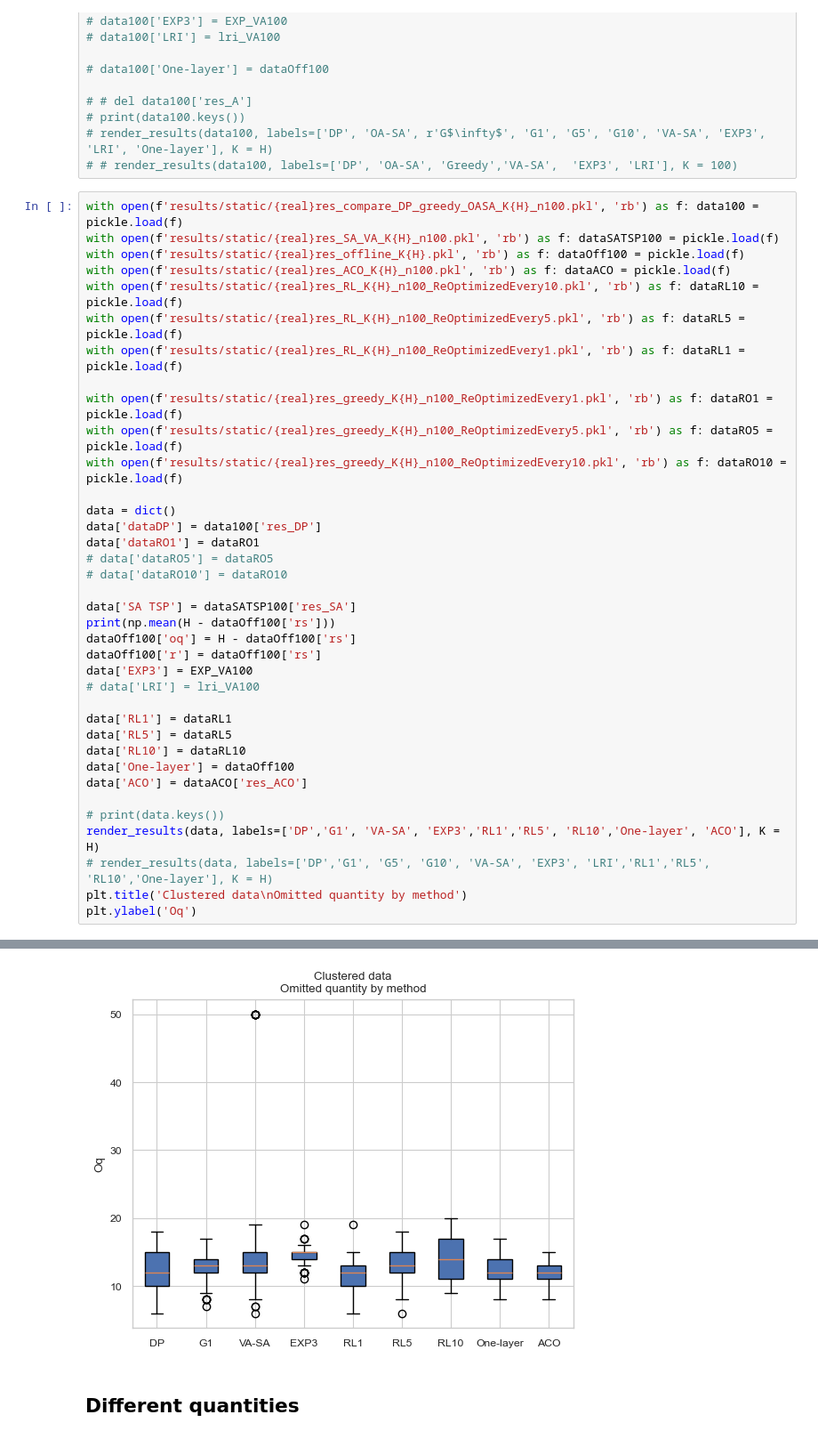
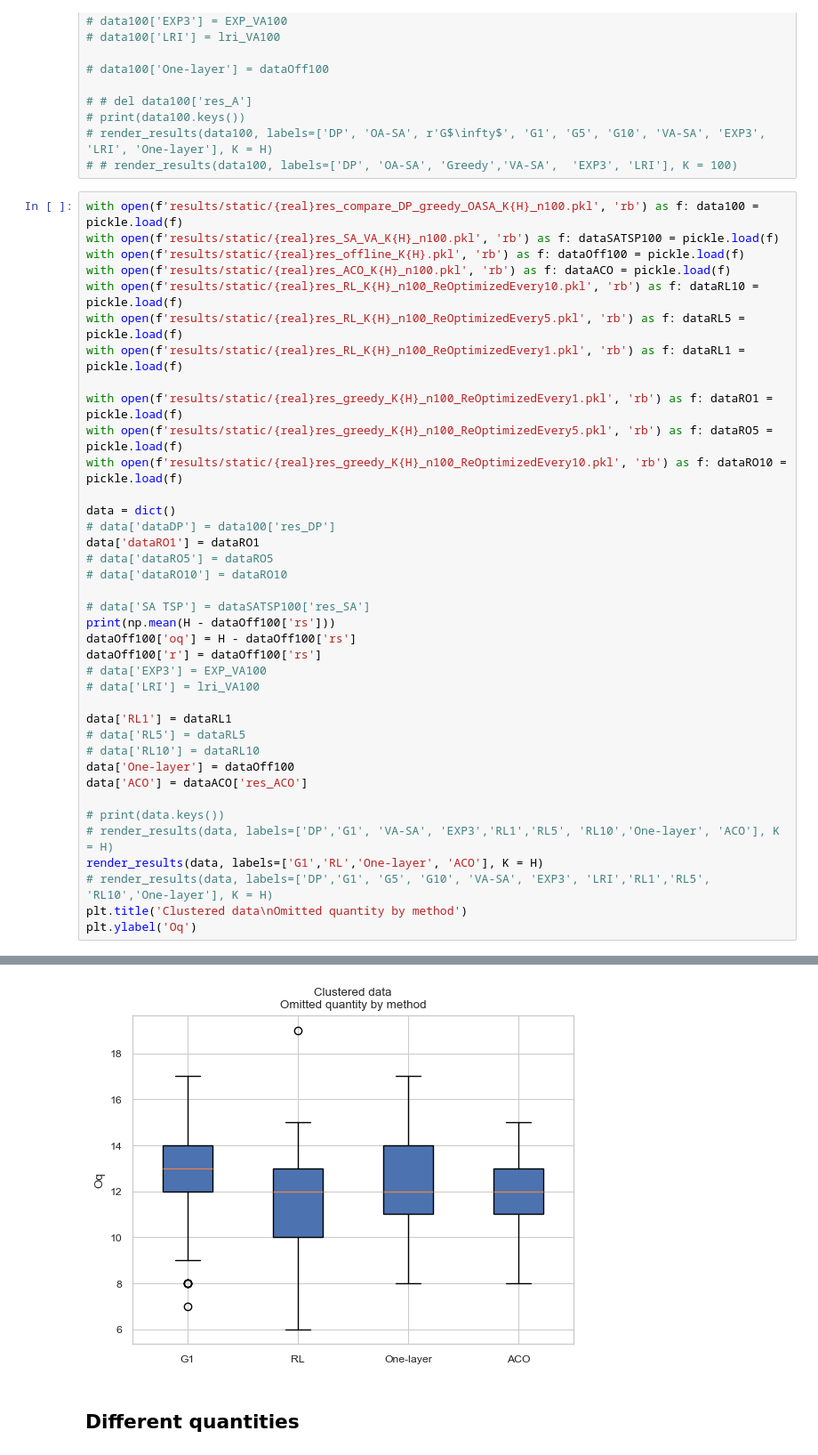
Before and after one commit to Farid-Najar/DynamicQVRP, a Jupyter notebook: results_static.ipynb, the cells around one changed output, grey strips where cells are left out. Shown at 89% size. Drawn from its saved outputs; the diff is of its cells as text.

```diff
--- a/results_static.ipynb
+++ b/results_static.ipynb
@@ -767,26 +766,27 @@ with open(f'results/static/{real}res_greedy_K{H}_n100_ReOptimizedEvery5.pkl', 'r
 with open(f'results/static/{real}res_greedy_K{H}_n100_ReOptimizedEvery10.pkl', 'rb') as f: dataRO10 = pickle.load(f)
 
 data = dict()
-data['dataDP'] = data100['res_DP']
+# data['dataDP'] = data100['res_DP']
 data['dataRO1'] = dataRO1
 # data['dataRO5'] = dataRO5
 # data['dataRO10'] = dataRO10
 
-data['SA TSP'] = dataSATSP100['res_SA']
+# data['SA TSP'] = dataSATSP100['res_SA']
 print(np.mean(H - dataOff100['rs']))
 dataOff100['oq'] = H - dataOff100['rs']
 dataOff100['r'] = dataOff100['rs']
-data['EXP3'] = EXP_VA100
+# data['EXP3'] = EXP_VA100
 # data['LRI'] = lri_VA100
 
 data['RL1'] = dataRL1
-data['RL5'] = dataRL5
-data['RL10'] = dataRL10
+# data['RL5'] = dataRL5
+# data['RL10'] = dataRL10
 data['One-layer'] = dataOff100
 data['ACO'] = dataACO['res_ACO']
 
 # print(data.keys())
-render_results(data, labels=['DP','G1', 'VA-SA', 'EXP3','RL1','RL5', 'RL10','One-layer', 'ACO'], K = H)
+# render_results(data, labels=['DP','G1', 'VA-SA', 'EXP3','RL1','RL5', 'RL10','One-layer', 'ACO'], K = H)
+render_results(data, labels=['G1','RL','One-layer', 'ACO'], K = H)
 # render_results(data, labels=['DP','G1', 'G5', 'G10', 'VA-SA', 'EXP3', 'LRI','RL1','RL5', 'RL10','One-layer'], K = H)
 plt.title('Clustered data\nOmitted quantity by method')
 plt.ylabel('Oq')
@@ -796,5 +796,5 @@ plt.ylabel('Oq')
 Text(0, 0.5, 'Oq')
-[figure, old version]
+[figure, new version]
 # %% [markdown]
 ## Different quantities
 # %%
```
Also changed, not shown: parts of 7 cells of this notebook, 11 other files.
